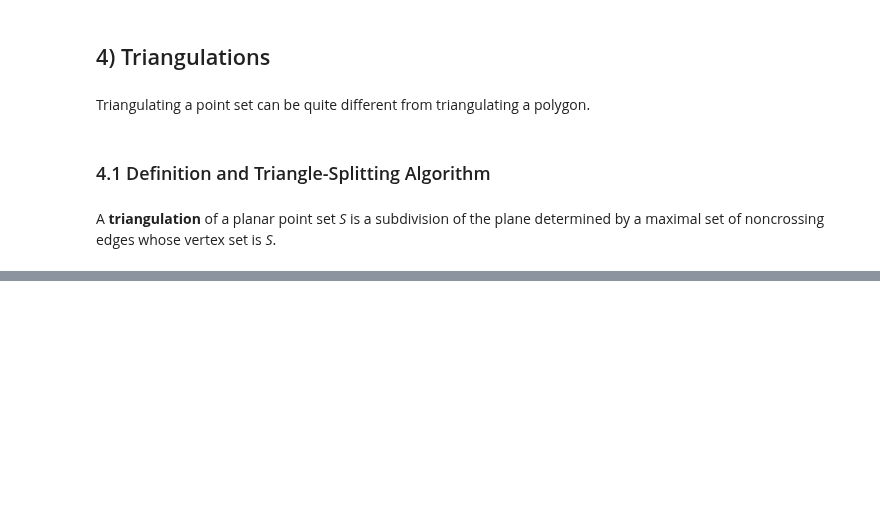
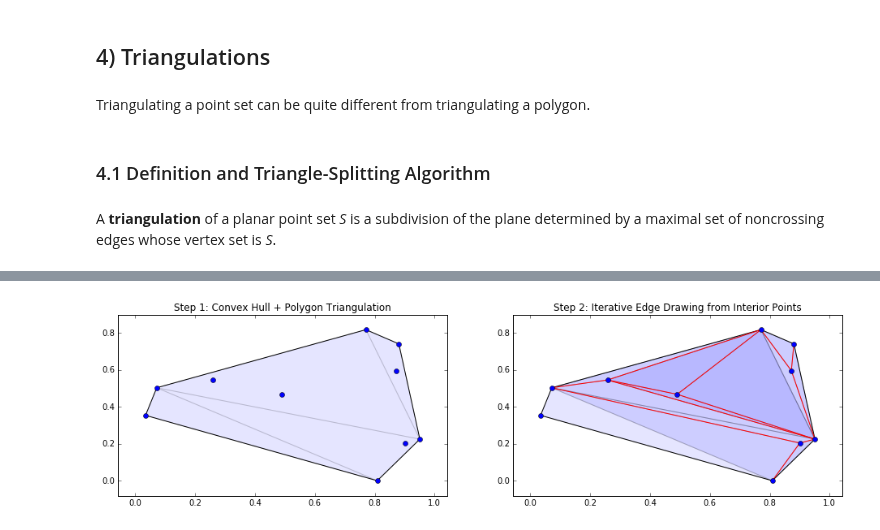
Before and after one commit to tylerjereddy/pycon-2016, a Jupyter notebook: computational_geometry_tutorial.ipynb, the cells around one changed output, grey strips where cells are left out. Drawn from its saved outputs; the diff is of its cells as text; code cells hidden in the pictures; blank space fills up the shorter version.

Commit message:
Completed draft of section 4.1 now that my Python implementation of triangle splitting appears to be working properly.

```diff
--- a/computational_geometry_tutorial.ipynb
+++ b/computational_geometry_tutorial.ipynb
@@ -694,0 +695,67 @@ A **triangulation** of a planar point set *S* is a subdivision of the plane dete
+# %%
+#demonstration
+import triangle
+
+def triangle_splitting(point_set):
+    fig_splitting_progress = plt.figure()
+    fig_splitting_progress.set_size_inches(16,4)
+    ax_step_1 = fig_splitting_progress.add_subplot(121)
+
+    hull = scipy.spatial.ConvexHull(point_set)
+    step_1_plot = scipy.spatial.convex_hull_plot_2d(hull, ax_step_1)
+
+    #we assume that the point set is in general position (no 3 points collinear)
+    hull_coordinates = hull.points[hull.vertices]
+    segment_start_indices = np.arange(hull_coordinates.shape[0])
+    segment_end_indices = segment_start_indices + 1
+    segment_end_indices[-1] = 0
+    segment_indices = np.array(zip(segment_start_indices, segment_end_indices))
+
+    hull_vertex_dict = dict(vertices = hull_coordinates, segments = segment_indices)
+    tri = triangle.triangulate(hull_vertex_dict, 'p') #constrained polygon triangulation, as before
+
+    simplex_coords = hull_coordinates[tri['triangles']]
+    triangles = PolyCollection((simplex_coords), alpha = 0.1)
+    ax_step_1.add_collection(triangles)
+    ax_step_1.set_title('Step 1: Convex Hull + Polygon Triangulation')
+
+    #step 2: identify interior points and draw edges to vertices of triangles that contain them (iteratively)
+    ax_step_2 = fig_splitting_progress.add_subplot(122)
+
+    all_indices = np.arange(point_set.shape[0])
+    interior_indices = all_indices[np.in1d(all_indices, hull.vertices, invert=True)]
+    interior_coords = hull.points[interior_indices]
+
+    interior_indices = range(interior_coords.shape[0])
+
+    triangle_index = 0
+    triangles_left = simplex_coords.shape[0]
+    while triangles_left > 0:
+        triangle_coords = simplex_coords[triangle_index]
+        current_path = matplotlib.path.Path(triangle_coords)
+        for interior_index in interior_indices:
+            interior_point = interior_coords[interior_index]
+            if current_path.contains_point(interior_point):
+                interior_indices.remove(interior_index)
+                ax_step_2.plot([interior_point[0],triangle_coords[0][0]],[interior_point[1],triangle_coords[0][1]], c = 'r')
+                ax_step_2.plot([interior_point[0],triangle_coords[1][0]],[interior_point[1],triangle_coords[1][1]], c = 'r')
+                ax_step_2.plot([interior_point[0],triangle_coords[2][0]],[interior_point[1],triangle_coords[2][1]], c = 'r')
+                new_triangle_1 = np.concatenate((triangle_coords[0], triangle_coords[1], interior_point)).reshape(1,3,2)
+                new_triangle_2 = np.concatenate((triangle_coords[1],triangle_coords[2], interior_point)).reshape(1,3,2)
+                new_triangle_3 = np.concatenate((triangle_coords[0],triangle_coords[2], interior_point)).reshape(1,3,2)
+                simplex_coords = np.concatenate((simplex_coords, new_triangle_1, new_triangle_2, new_triangle_3))
+                triangles_left += 3
+                break
+        triangles_left -= 1
+        triangle_index += 1
+
+    #updated plot with new triangles from interior points
+    triangles = PolyCollection((simplex_coords), alpha = 0.1)
+    ax_step_2.add_collection(triangles)
+    step_2_plot = scipy.spatial.convex_hull_plot_2d(hull, ax_step_2)
+    ax_step_2.set_title('Step 2: Iterative Edge Drawing from Interior Points')
+
+random_points = np.random.random_sample((10,2))
+triangle_splitting(random_points)
+# %% [output]
+[figure, added]
```
Also changed, not shown: parts of 7 cells of this notebook.
